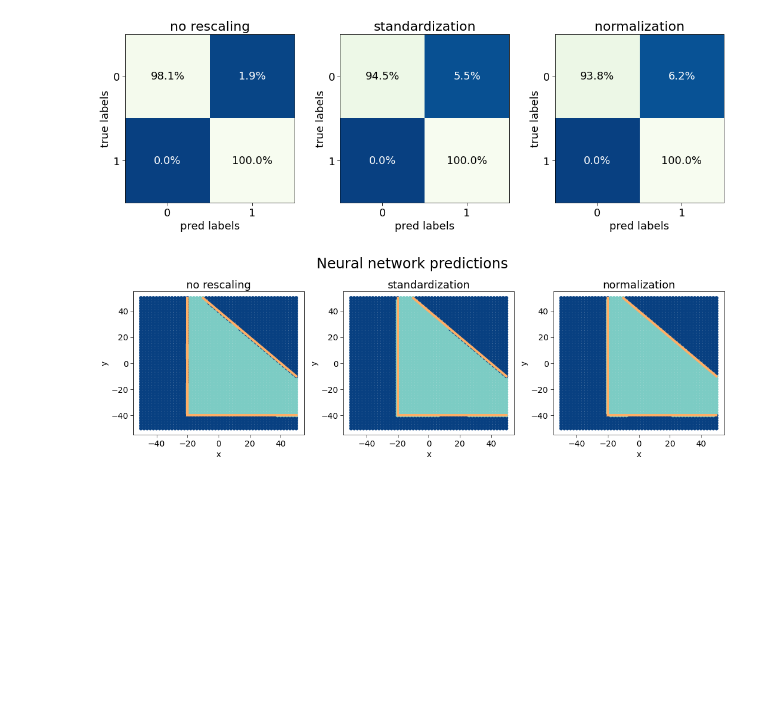
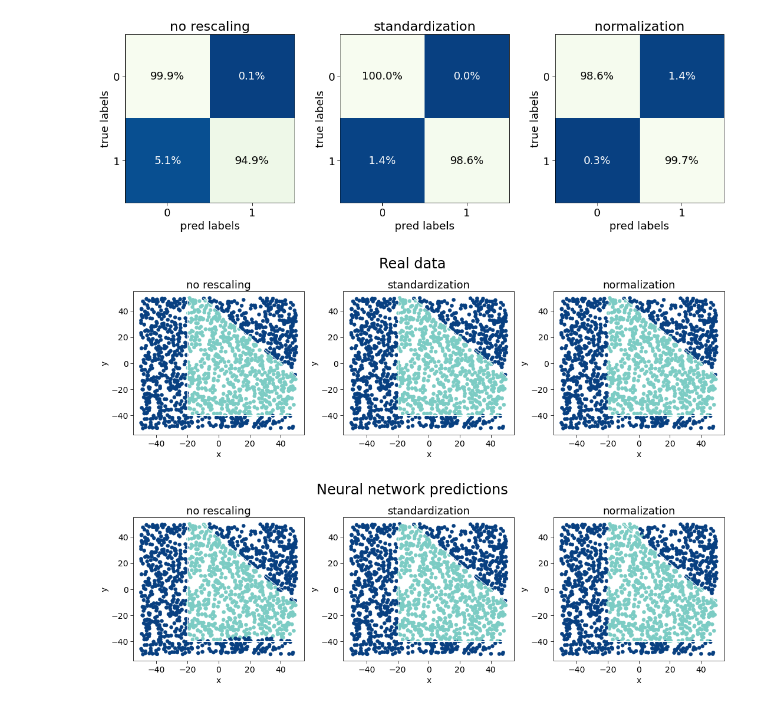
Before and after one commit to niklai99/LCP-modB, a Jupyter notebook: 02-DNN/02-DNN-3.ipynb, the cells around one changed output. Drawn from its saved outputs; the diff is of its cells as text; code cells hidden in the pictures; blank space fills up the shorter version.

```diff
--- a/02-DNN/02-DNN-3.ipynb
+++ b/02-DNN/02-DNN-3.ipynb
@@ -171,7 +156,7 @@ metrics   = [
 ### Training
 # %%
 # training parameters
-minibatch = 100
+minibatch = 64
 N_epochs  = 200
 
 networks    = []
@@ -584,5 +802,22 @@ plt.show()
 # %% [markdown]
 ### Neural network predictions
+# %%
+predictions        = []
+binary_predictions = []
+confusion_matrices = []
+
+for i in range(len(dataset)):
+
+    y_pred = networks[i].predict(test_set[i])
+    predictions.append(plot_utils.flatten(y_pred))
+
+    pred_binary = y_pred.copy()
+    pred_binary[y_pred <= 0.5] = 0
+    pred_binary[y_pred >  0.5] = 1
+    binary_predictions.append(plot_utils.flatten(pred_binary))
+
+    cm = confusion_matrix(test_labels[i], plot_utils.flatten(pred_binary))
+    confusion_matrices.append(cm)
 # %%
 labels = [0, 1]
 fontsize=18
@@ -611,27 +846,43 @@ plt.show()
 # %% [output]
 [figure]
 # %%
-fig = plt.figure(figsize=(15,5))
-fig.suptitle("Neural network predictions", fontsize=24)
-
+fig1 = plt.figure(figsize=(15,5))
+fig1.suptitle("Real data", fontsize=24)
+fig2 = plt.figure(figsize=(15,5))
+fig2.suptitle("Neural network predictions", fontsize=24)
 for i in range(len(dataset)):
 
-    ax  = plot_utils.plot_labeled_data(
-        x               = grid_nr,
-        labels          = predictions[i],
-        fig             = fig,
+    ax = plot_utils.plot_labeled_data(
+        x               = test_set[0],
+        labels          = test_labels[i],
+        fig             = fig1,
         subplot_id      = 131+i,
         title           = titles[i],
         palette         = "GnBu_r",
         hue_norm        = (0, 2),
         fontsize        = 14,
         legend          = False
     )
-    plot_utils.boundaries(ax)
+    plot_utils.boundaries(ax, lw=1, color="w")
+
+    ax = plot_utils.plot_labeled_data(
+        x               = test_set[0],
+        labels          = binary_predictions[i],
+        fig             = fig2,
+        subplot_id      = 131+i,
+        title           = titles[i],
+        palette         = "GnBu_r",
+        hue_norm        = (0, 2),
+        fontsize        = 14,
+        legend          = False
+    )
+    plot_utils.boundaries(ax, lw=1, color="w")
+
 
 plt.show()
 # %% [output]
-[figure, old version]
+[figure, new version]
+[figure, added]
 # %% [markdown]
 <a style='text-decoration:none;line-height:16px;display:flex;color:#5B5B62;padding:10px;justify-content:end;' href='https://deepnote.com?utm_source=created-in-deepnote-cell&projectId=452e6836-b7b8-455e-80d9-d4109b6baddf' target="_blank">
 <img alt='Created in deepnote.com' style='display:inline;max-height:16px;margin:0px;margin-right:7.5px;' src='embedded-picture-1' > </img>
```
Also changed, not shown: parts of 20 cells of this notebook, 5 other files.
